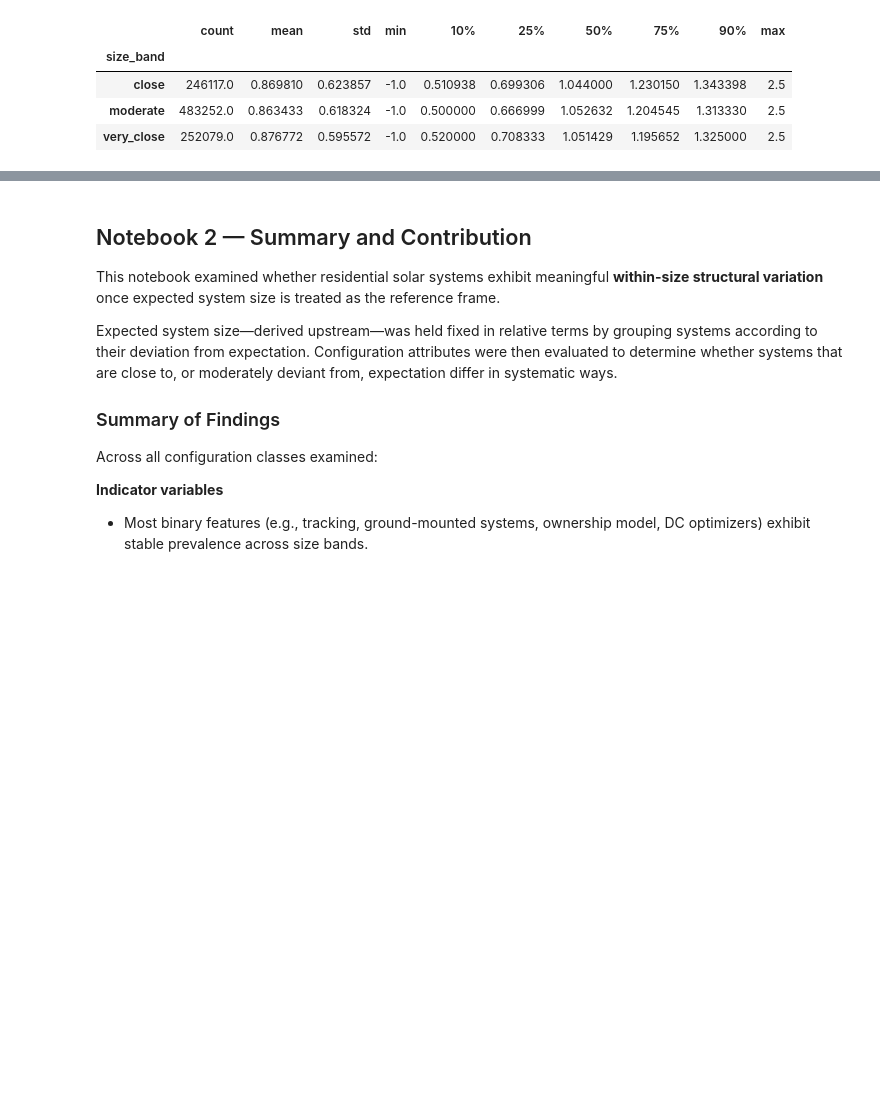
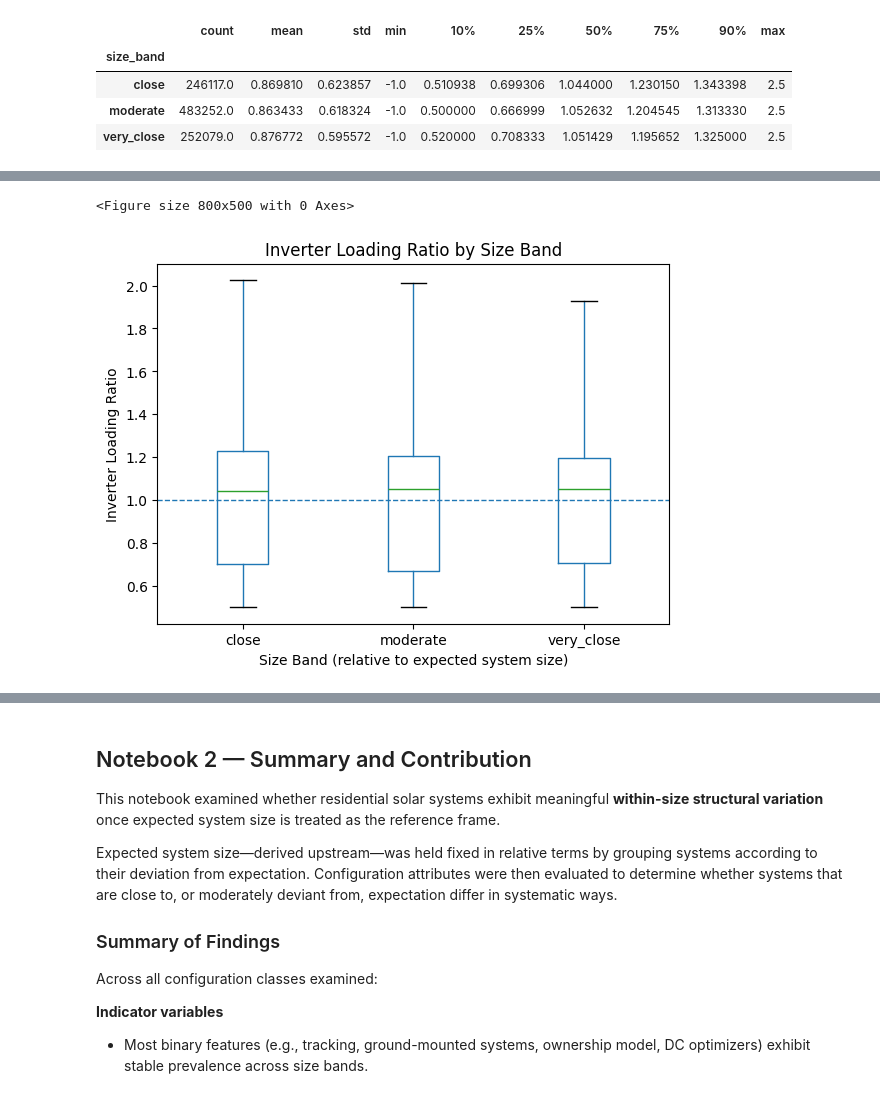
Before and after one commit to AsmaaELBorki/03_tts_configuration, a Jupyter notebook: notebooks/02_within_size_structural_configuration.ipynb, the cells around one changed output, grey strips where cells are left out. Cells and saved outputs as stored; diff of their text form; code cells hidden in the pictures; blank space fills up the shorter version.

```diff
--- a/notebooks/02_within_size_structural_configuration.ipynb
+++ b/notebooks/02_within_size_structural_configuration.ipynb
@@ -769,0 +794,22 @@ ilr_dist
+# %%
+import matplotlib.pyplot as plt
+
+plt.figure(figsize=(8, 5))
+
+df_comparable.boxplot(
+    column="inverter_loading_ratio",
+    by="size_band",
+    grid=False,
+    showfliers=False
+)
+
+plt.axhline(1.0, linestyle="--", linewidth=1)
+plt.xlabel("Size Band (relative to expected system size)")
+plt.ylabel("Inverter Loading Ratio")
+plt.title("Inverter Loading Ratio by Size Band")
+plt.suptitle("")
+
+plt.show()
+# %% [output]
+<Figure size 800x500 with 0 Axes>
+[figure, added]
```
Also changed, not shown: parts of 4 cells of this notebook, 1 other file.
